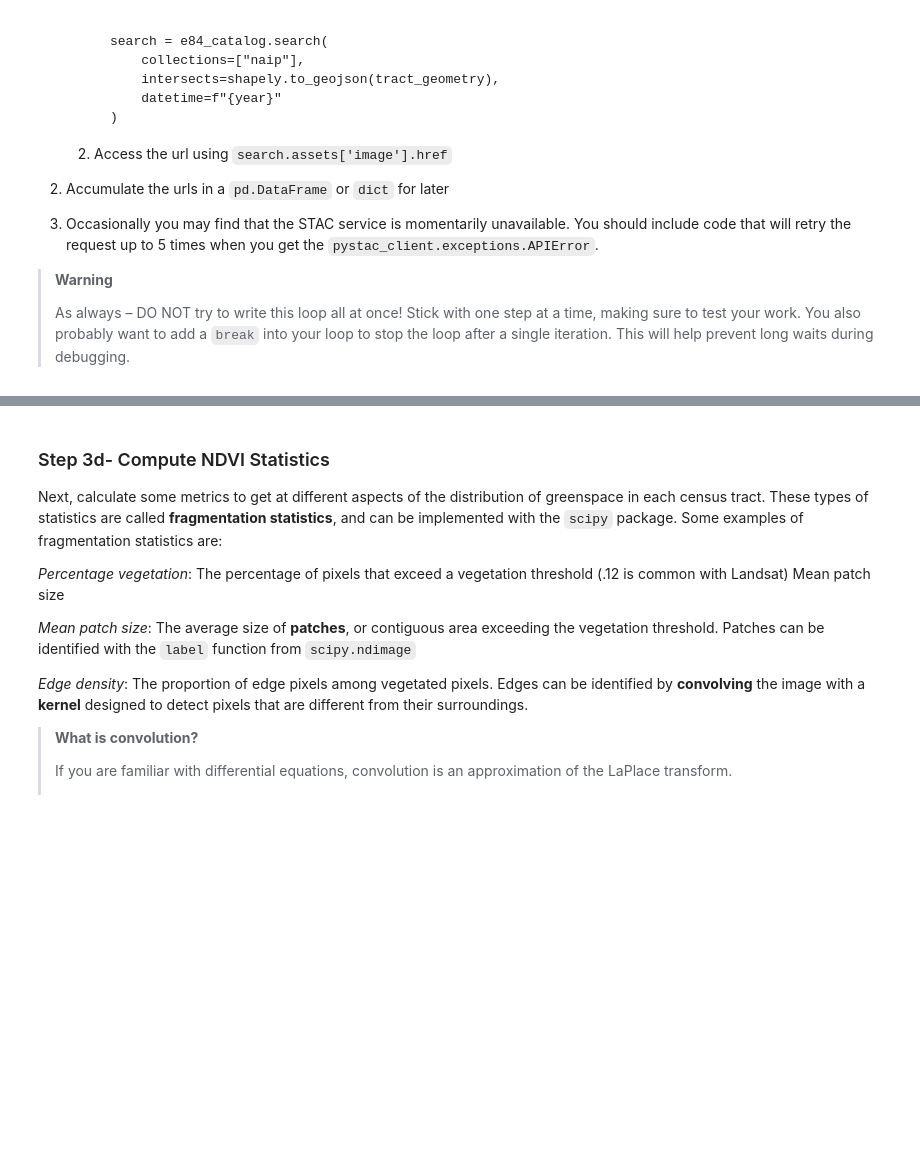
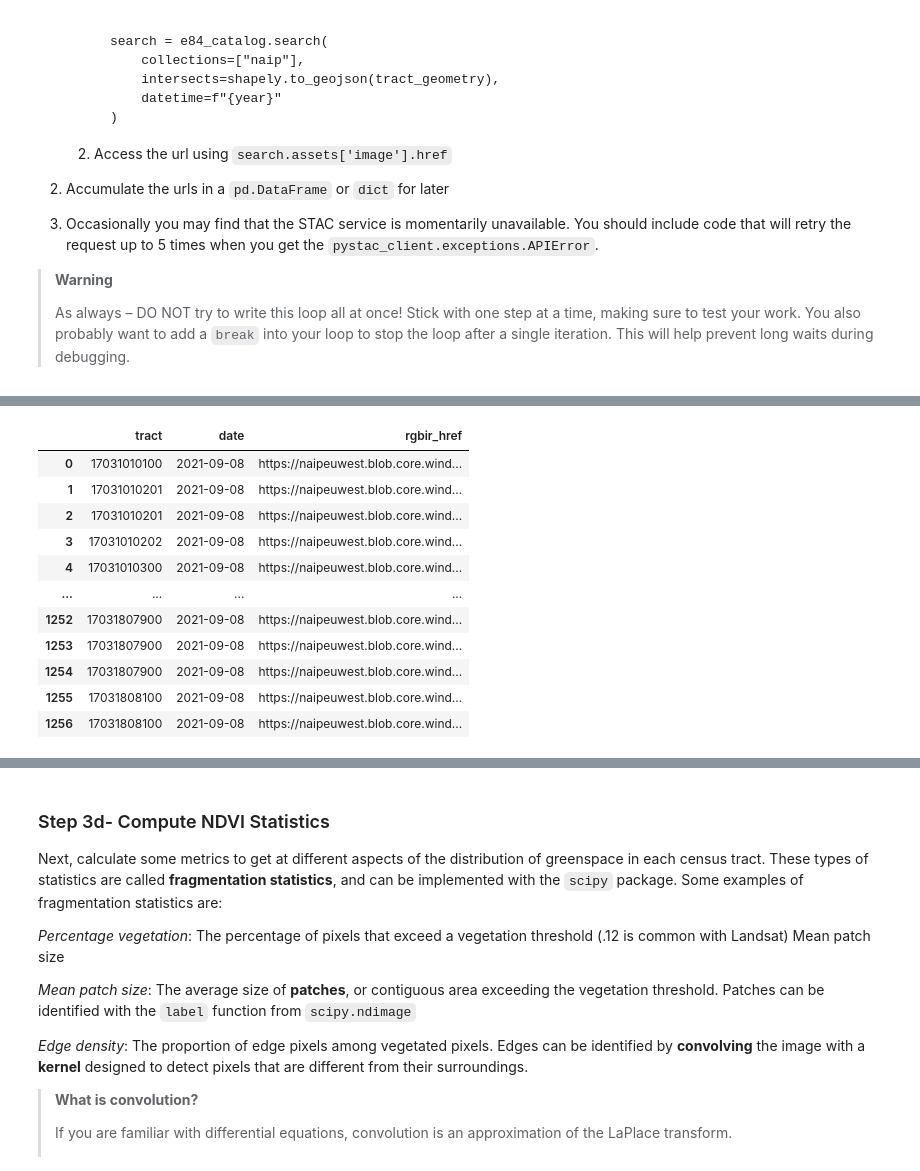
Before and after one commit to earthlab-education/spring-01-urban-greenspace-big-data-Livian-Von-Dran, a Jupyter notebook: big-data.ipynb, the cells around one changed output, grey strips where cells are left out. Drawn from its saved outputs; the diff is of its cells as text; code cells hidden in the pictures; blank space fills up the shorter version.

```diff
--- a/big-data.ipynb
+++ b/big-data.ipynb
@@ -261,11 +261,11 @@ if not os.path.exists(cdc_path):
                 'data_value': 'Asthma',
                 'low_confidence_limit': 'Asthma_CI_Low',
                 'high_confidence_limit': 'Asthma_CI_High',
-                'locationname': 'Tract'}
+                'locationname': 'tract'}
         )
         # Select specific columns to keep
         [[
-            'year', 'Tract', 'Asthma', 'Asthma_CI_Low', 'Asthma_CI_High',
+            'year', 'tract', 'Asthma', 'Asthma_CI_Low', 'Asthma_CI_High',
             'data_value_unit', 'totalpopulation', 'totalpop18plus'
         ]]
     )
@@ -446,0 +461,6 @@ times when you get the
+# %%
+# Run one iteration
+i = 0
+tract_values = latlong_tract_gdf.iloc[i]
+tract = tract_values.tract2010
+tract
@@ -446,0 +503,76 @@ times when you get the
+# %%
+# Convert the geometry to latitude/longitude for STAC
+latlong_tract_gdf = tract_cdc_gdf.to_crs(4326)
+
+# Define a path to save the NDVI stats
+ndvi_stats_path = os.path.join(data_dir, 'chcicago-ndvi-stats.csv')
+
+# Check for existing data so duplicate tracts are not accessed
+# Initialize an empty list for the census tract IDs
+downloaded_tracts = []
+
+# Define the conditional
+if os.path.exists(ndvi_stats_path):
+    # Open the CSVs in the path
+    ndvi_stats_df = pd.read_csv(ndvi_stats_path)
+    # Fill the list with the tract values
+    downloaded_tracts = ndvi_stats_df.tract.values
+
+# Get the below statement to print if the tract does not exist
+else:
+    print('No census tracts downloaded yet')
+
+# Loop through each census tract
+# Provide a list for accumulation
+scene_dfs = []
+
+# Loop through each tract value in the GeoDataFrame
+for i, tract_values in tqdm(latlong_tract_gdf.iterrows()):
+    # For i, extract the loop ID
+    tract = tract_values.tract2010
+    # Check if statistics are already downloaded for this tract
+    if not (tract in downloaded_tracts):
+        # Repeat up to 5 times in the event of a disruption
+        i = 0 # Initialize the retry counter
+        retry_limit = 5 # 5 = Max number of tries
+        while i < retry_limit:
+            # Try accessing the STAC
+            try:
+                # Try searching for tiles with specified parameters
+                naip_search = e84_catalog.search(
+                    collections = ['naip'],
+                    intersects = shapely.to_geojson(tract_values.geometry),
+                    datetime = "2021"
+                )
+                # Build the dataframe from the tract and tiles
+                scene_dfs.append(pd.DataFrame(dict(
+                    # Build a column called tract
+                    tract = tract,
+                    # Specify the date parameters
+                    date = [pd.to_datetime(scene.datetime).date()
+                        for scene in naip_search.items()],
+                    rgbir_href = [scene.assets['image'].href for scene in naip_search.items()],
+                    )))
+                # Exit the retry loop once the STAC request succeeds
+                break
+                # Try again in case of an API error
+            except pystac_client.exceptions.APIError:
+                print(
+                    f'Could not connect with STAC server,'
+                    f'Retrying tract{tract}')
+                # Wait 2 seconds before trying again
+                time.sleep(2)
+                i = 1
+                continue
+
+# Concatenate the URL dataframes
+if scene_dfs:
+    scene_df = pd.concat(scene_dfs).reset_index(drop = True)
+
+# Otherwise, indicate it did not work
+else:
+    scene_df = None
+
+# Preview the URL dataframe
+scene_df
+# %% [output]
@@ -446,0 +580,12 @@ times when you get the
+|  | tract | date | rgbir_href |
+| 0 | 17031010100 | 2021-09-08 | https://naipeuwest.blob.core.wind... |
+| 1 | 17031010201 | 2021-09-08 | https://naipeuwest.blob.core.wind... |
+| 2 | 17031010201 | 2021-09-08 | https://naipeuwest.blob.core.wind... |
+| 3 | 17031010202 | 2021-09-08 | https://naipeuwest.blob.core.wind... |
+| 4 | 17031010300 | 2021-09-08 | https://naipeuwest.blob.core.wind... |
+| ... | ... | ... | ... |
+| 1252 | 17031807900 | 2021-09-08 | https://naipeuwest.blob.core.wind... |
+| 1253 | 17031807900 | 2021-09-08 | https://naipeuwest.blob.core.wind... |
+| 1254 | 17031807900 | 2021-09-08 | https://naipeuwest.blob.core.wind... |
+| 1255 | 17031808100 | 2021-09-08 | https://naipeuwest.blob.core.wind... |
+| 1256 | 17031808100 | 2021-09-08 | https://naipeuwest.blob.core.wind... |
```
Also changed, not shown: parts of 6 cells of this notebook.
